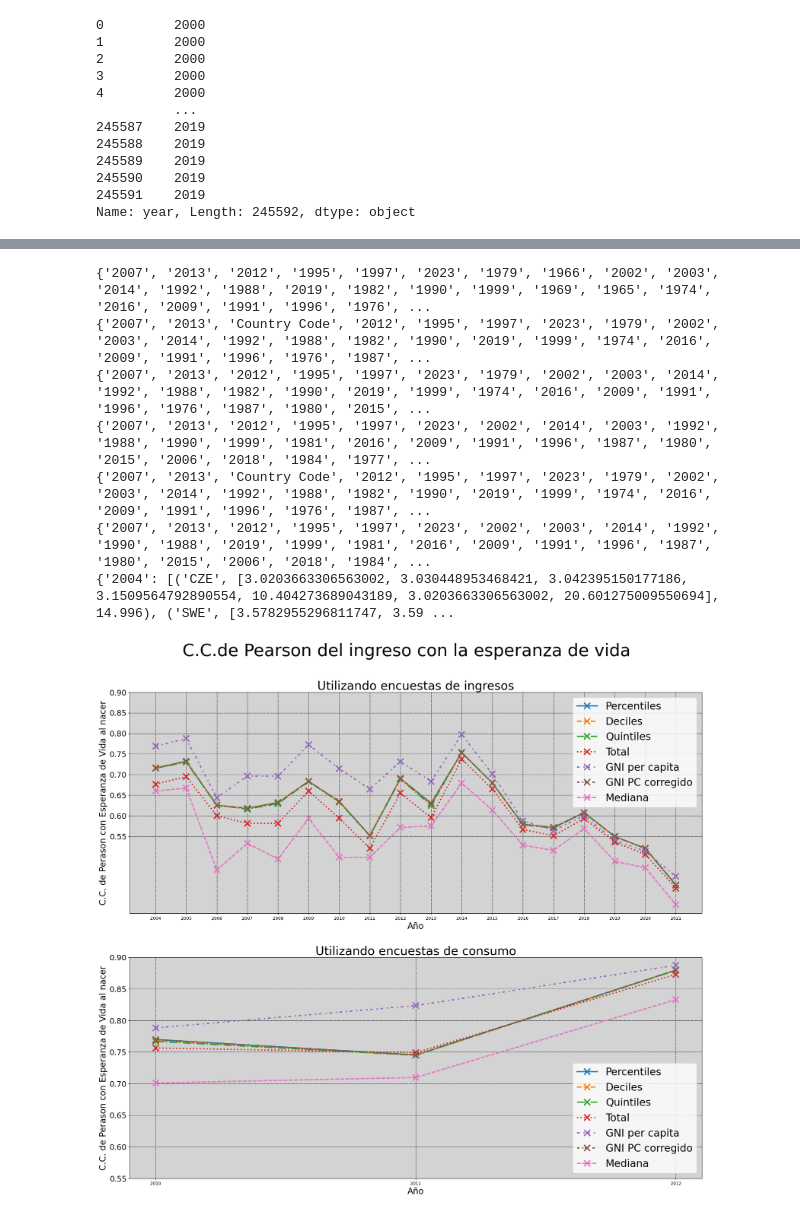
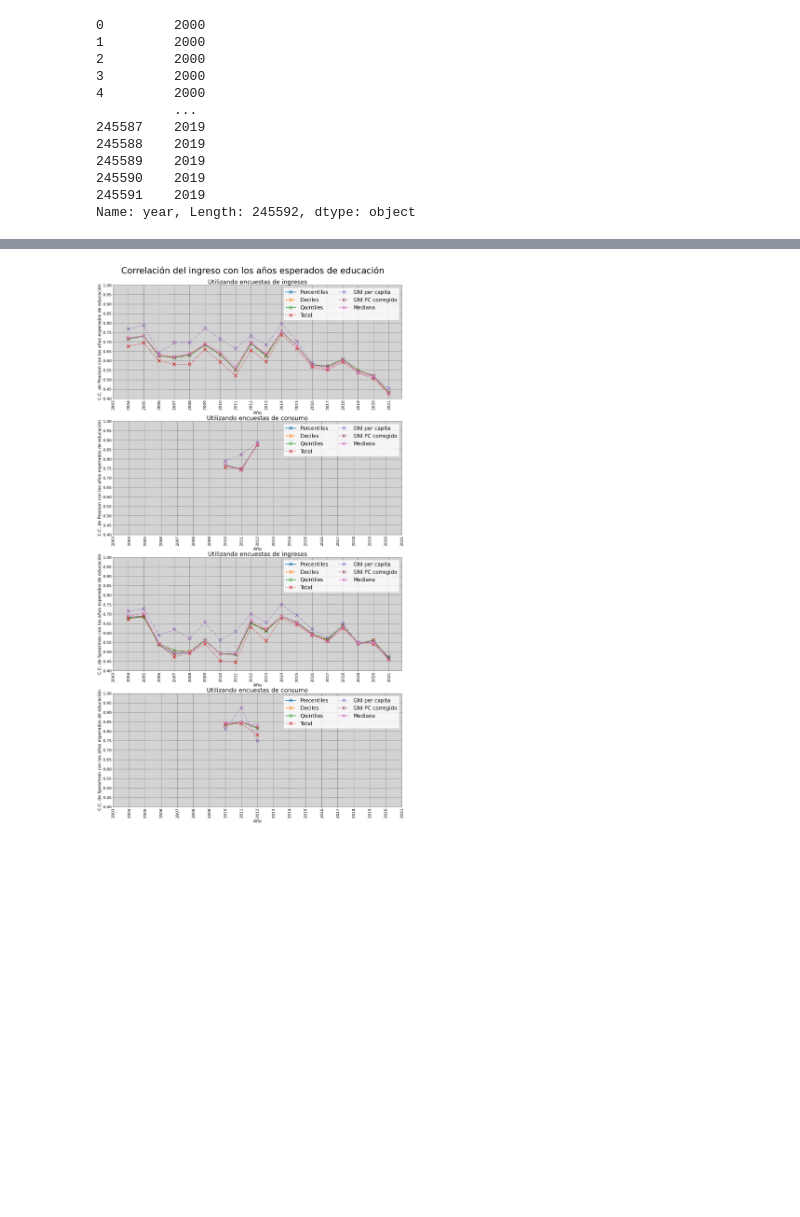
Before and after one commit to LautaroLasorsa/Tesis-LCD-Lasorsa, a Jupyter notebook: scripts/temporal.ipynb, the cells around one changed output, grey strips where cells are left out. Cells and saved outputs as stored; diff of their text form; code cells hidden in the pictures; blank space fills up the shorter version.

```diff
--- a/scripts/temporal.ipynb
+++ b/scripts/temporal.ipynb
@@ -60,11 +77,9 @@ def Cambiar(s : str):
     if s[-1]==']': return s[:4]
     return s
 
-educacion = pd.read_csv("../datos reales/años_esperados_educación.csv")
-educacion = educacion[educacion["Disaggregation"]=="total"]
-educacion = educacion.drop(["Indicator Name","Indicator Code", "Country Name", "Disaggregation"], axis=1).pivot(index="Country Code",columns="Year", values="Value")
-educacion.columns = list(map(str, educacion.columns))
-educacion.reset_index(inplace=True)
+datos = pd.read_csv("../datos reales/suscripcion_celular_cada_100.csv")
+datos.columns = list(map(Cambiar, datos.columns))
+datos[datos=='..'] = pd.NA
 
 gni_ppa = pd.read_csv("../datos reales/gni_ppa_2021_per_capita.csv")
 gni_ppa.columns = list(map(Cambiar, gni_ppa.columns))
@@ -88,9 +103,6 @@ def Sintetizador(tam = 100):
 def GenerarMuestra(datos_originales, umbral):
     muestras = dict()
     years = set(datos_originales["year"]).intersection(educacion.columns)
-    print(set(datos_originales["year"]))
-    print(set(educacion.columns))
-    print(years)
     for year in sorted(years):
         #try:
             datos_anio = datos_originales[datos_originales['year']==year]
@@ -126,7 +138,7 @@ def GenerarMuestra(datos_originales, umbral):
                 A = np.exp(muestra[0]-muestra[-1])
                 muestra.append(np.log(float(gni.loc[country][str(year)]) * A))
 
-                muestra.append(np.quantile(grupos_in.get_group(country)['avg_welfare'], q=0.5))
+                muestra.append(np.log(np.quantile(grupos_in.get_group(country)['avg_welfare'], q=0.5)))
                 muestras[year].append((country,muestra, edu.loc[country][str(year)]))
         #except Exception as e:
         #    print(e.with_traceback())
@@ -146,60 +158,67 @@ percentiles_ingresos_comp = percentiles_ingresos[
 muestras_ingreso = GenerarMuestra(percentiles_ingresos_ni,20)
 muestras_consumo = GenerarMuestra(percentiles_ingresos_comp,20)
 
-print(muestras_ingreso)
+# print(muestras_ingreso)
 
-fig, axs = plt.subplots(2,1, figsize=(24,20))
-fig.subplots_adjust(top=0.90)
-fig.suptitle('C.C.de Pearson del ingreso con la esperanza de vida', fontsize=40)
+fig, axs = plt.subplots(4,1, figsize=(24,40))
+fig.subplots_adjust(top=0.95)
+fig.suptitle('Correlación del ingreso con los años esperados de educación', fontsize=40)
 
 muestras = [muestras_ingreso, muestras_consumo]
 nombres_m = ["ingresos","consumo"]
 nombres =  ["Percentiles","Deciles","Quintiles","Total", "GNI per capita", "GNI PC corregido", "Mediana"]
 estilos =  ['-','--','-.',':', (0,(2,3,1,2)), (0,(2,2,1,1,3,3)), (0,(3,1))]
 
-xticks = list(range(1994,2022))
+xticks = list(range(2003,2022))
 xlabel_ticks = list(map(str, xticks))
 
-yticks_mayor = np.linspace(0.55,0.9,8)
-yticks_menor = np.linspace(0.55,0.9,15)
+yticks_mayor = np.linspace(0.40,1,13)
+yticks_menor = np.linspace(0.40,1,25)
 
 def GenerarSeries(muestras, metrica):
     xs = list(sorted(muestras.keys()))
     ys = []
     for x in xs:
         muestra = muestras[x]
         series = []
         for i in range(len(muestra[0][1])):
             a = [float(item[1][i]) for item in muestra]
             b = [float(item[2]) for item in muestra]
             series.append(metrica(a,b))
         ys.append(tuple(series))
+    xs = list(map(int,xs))
     return xs,ys
 
-for (ax,muestra,nombre_muestra) in zip(axs,muestras,nombres_m):
-    xs, ys = GenerarSeries(muestra, lambda x,y : np.corrcoef(x,y)[0,1])
+correlaciones = [
+    ("C.C. de Pearson", pearsonr),
+    ("C.C. de Spearman", spearmanr)
+]
+
+#for (ax,muestra,nombre_muestra) in zip(axs,muestras,nombres_m):
+for axi in range(len(axs)):
+    ax = axs[axi]
+    muestra = muestras[axi%2]
+    nombre_muestra = nombres_m[axi%2]
+
+    correlacion = correlaciones[axi//2][1]
+    correlacion_nombre = correlaciones[axi//2][0]
+
+    xs, ys = GenerarSeries(muestra, lambda x,y : correlacion(x,y).correlation)
     for (i, nombre, estilo) in zip(range(len(nombres)),nombres,estilos):
         ax.plot(xs,[y[i] for y in ys], label = nombre, linestyle=estilo, marker='x', linewidth=3, markersize = 15, markeredgewidth=3)
 
-    ax.set_ylabel("C.C. de Perason con Esperanza de Vida al nacer", fontsize=20)
+    ax.set_ylabel(f"{correlacion_nombre} con los años esperados de educación", fontsize=20)
     ax.set_xlabel("Año", fontsize=20)
     ax.set_title(f"Utilizando encuestas de {nombre_muestra}", fontsize = 28)
-    #ax.set_xticks(ticks = xticks, labels= xlabel_ticks, rotation=90, fontsize=18)
+    ax.set_xticks(ticks = xticks, labels= xlabel_ticks, rotation=90, fontsize=18)
     # ax.set_xticks(ticks = xticks, labels=[None]*len(xticks))
     ax.set_yticks(ticks = yticks_mayor, minor=False, labels=list(map(lambda x: f"{x:.2f}", yticks_mayor)), fontsize=18)
     # ax.set_yticks(ticks = yticks_menor, labels=("" for _ in yticks_menor), linestyle=(0,(2,1)), minor=True)
     ax.grid(c='black', linestyle='--')
     ax.set_facecolor('lightgray')
-    ax.legend(fontsize=24)
+    ax.legend(fontsize=24, ncols=2)
 
 
 # fig.savefig("../figuras/figura_19_empirico_todas_metricas_vs_evn_pearson.png",bbox_inches='tight')
 # %% [output]
-{'2007', '2013', '2012', '1995', '1997', '2023', '1979', '1966', '2002', '2003', '2014', '1992', '1988', '2019', '1982', '1990', '1999', '1969', '1965', '1974', '2016', '2009', '1991', '1996', '1976', ...
-{'2007', '2013', 'Country Code', '2012', '1995', '1997', '2023', '1979', '2002', '2003', '2014', '1992', '1988', '1982', '1990', '2019', '1999', '1974', '2016', '2009', '1991', '1996', '1976', '1987', ...
-{'2007', '2013', '2012', '1995', '1997', '2023', '1979', '2002', '2003', '2014', '1992', '1988', '1982', '1990', '2019', '1999', '1974', '2016', '2009', '1991', '1996', '1976', '1987', '1980', '2015', ...
-{'2007', '2013', '2012', '1995', '1997', '2023', '2002', '2014', '2003', '1992', '1988', '1990', '1999', '1981', '2016', '2009', '1991', '1996', '1987', '1980', '2015', '2006', '2018', '1984', '1977', ...
-{'2007', '2013', 'Country Code', '2012', '1995', '1997', '2023', '1979', '2002', '2003', '2014', '1992', '1988', '1982', '1990', '2019', '1999', '1974', '2016', '2009', '1991', '1996', '1976', '1987', ...
-{'2007', '2013', '2012', '1995', '1997', '2023', '2002', '2003', '2014', '1992', '1990', '1988', '2019', '1999', '1981', '2016', '2009', '1991', '1996', '1987', '1980', '2015', '2006', '2018', '1984', ...
-{'2004': [('CZE', [3.0203663306563002, 3.030448953468421, 3.042395150177186, 3.1509564792890554, 10.404273689043189, 3.0203663306563002, 20.601275009550694], 14.996), ('SWE', [3.5782955296811747, 3.59 ...
-[figure, old version]
+[figure, new version]
```
Also changed, not shown: parts of 2 cells of this notebook, 20 other files.
